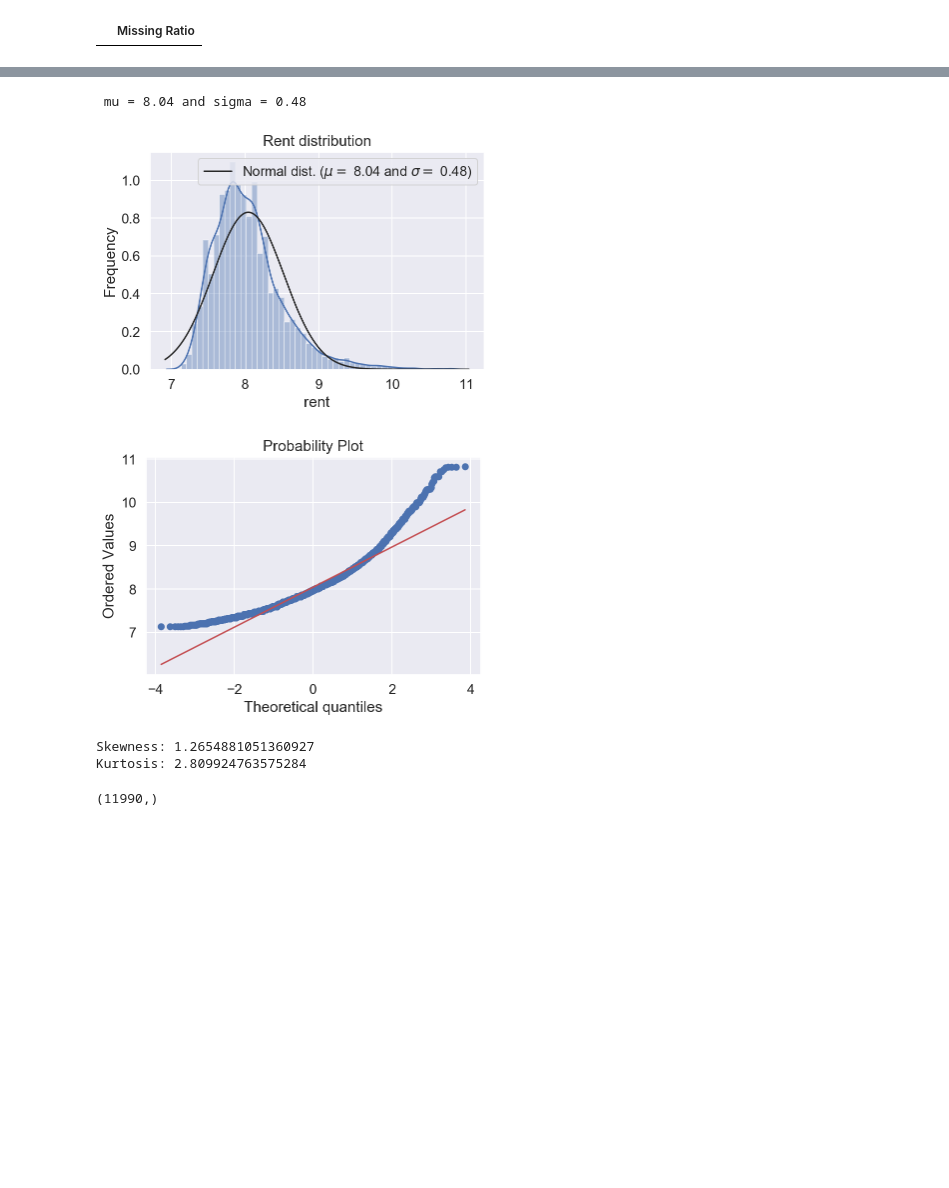
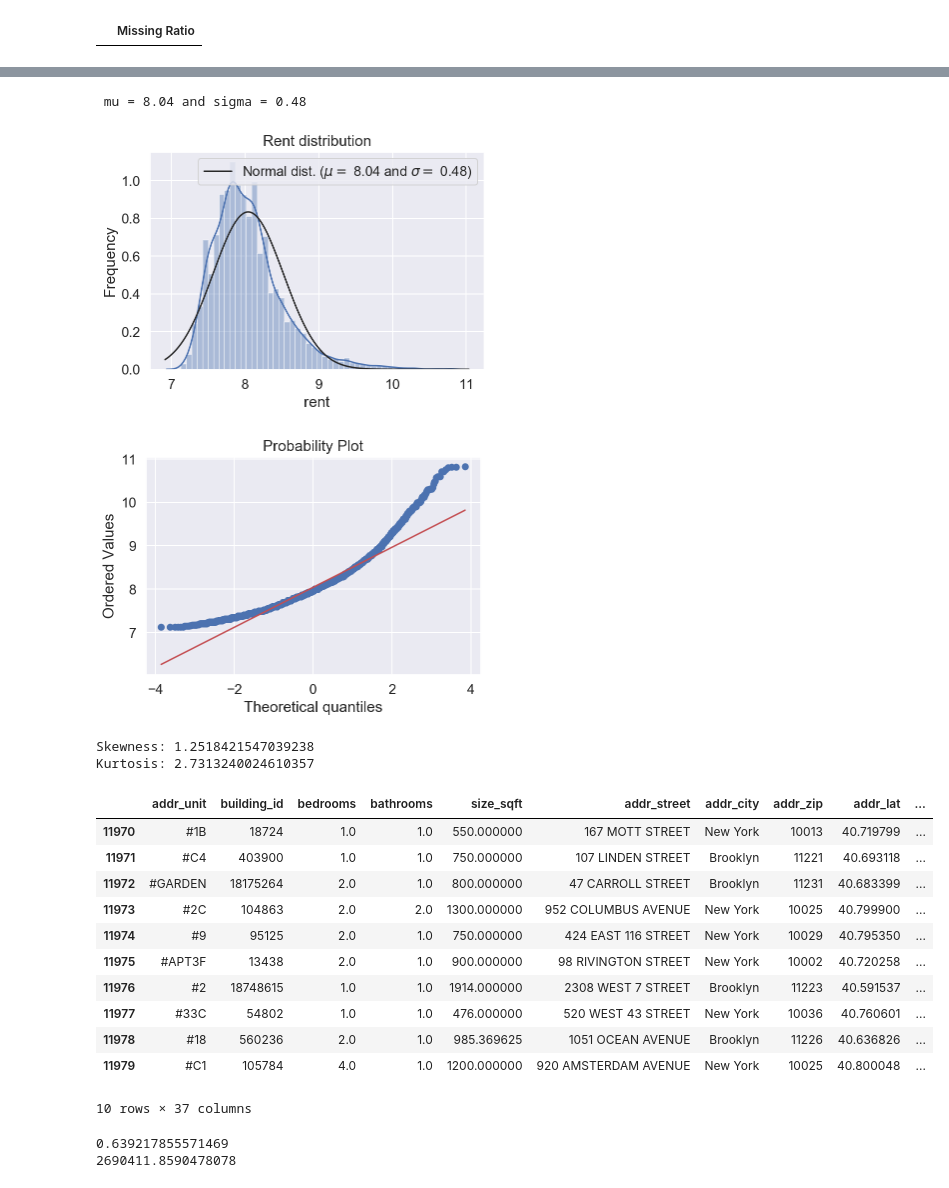
Before and after one commit to Ilroy/DS_Final_Project, a Jupyter notebook: Training_Testing_Master.ipynb, the cells around one changed output, grey strips where cells are left out. Drawn from its saved outputs; the diff is of its cells as text; code cells hidden in the pictures; blank space fills up the shorter version.

```diff
--- a/Training_Testing_Master.ipynb
+++ b/Training_Testing_Master.ipynb
@@ -546,7 +549,7 @@ fig = plt.figure()
 res = stats.probplot(train_df['rent'], plot=plt)
 plt.show()
 
-y_train = train_df.rent
+#target_train = train_df.rent.values
 
 print(f"Skewness: {train_df['rent'].skew()}")
 print(f"Kurtosis: {train_df['rent'].kurt()}")
@@ -554,21 +557,53 @@ print(f"Kurtosis: {train_df['rent'].kurt()}")
  mu = 8.04 and sigma = 0.48
 [figure]
 [figure]
-Skewness: 1.2654881051360927
-Kurtosis: 2.809924763575284
+Skewness: 1.2518421547039238
+Kurtosis: 2.7313240024610357
 # %%
 # split train and test sets
 
 train = all_data_df[:ntrain_df]
 test = all_data_df[ntrain_df:]
+
+test.head(10)
+# %% [output]
+|  | addr_unit | building_id | bedrooms | bathrooms | size_sqft | addr_street | addr_city | addr_zip | addr_lat | ... |
+| 11970 | #1B | 18724 | 1.0 | 1.0 | 550.000000 | 167 MOTT STREET | New York | 10013 | 40.719799 | ... |
+| 11971 | #C4 | 403900 | 1.0 | 1.0 | 750.000000 | 107 LINDEN STREET | Brooklyn | 11221 | 40.693118 | ... |
+| 11972 | #GARDEN | 18175264 | 2.0 | 1.0 | 800.000000 | 47 CARROLL STREET | Brooklyn | 11231 | 40.683399 | ... |
+| 11973 | #2C | 104863 | 2.0 | 2.0 | 1300.000000 | 952 COLUMBUS AVENUE | New York | 10025 | 40.799900 | ... |
+| 11974 | #9 | 95125 | 2.0 | 1.0 | 750.000000 | 424 EAST 116 STREET | New York | 10029 | 40.795350 | ... |
+| 11975 | #APT3F | 13438 | 2.0 | 1.0 | 900.000000 | 98 RIVINGTON STREET | New York | 10002 | 40.720258 | ... |
+| 11976 | #2 | 18748615 | 1.0 | 1.0 | 1914.000000 | 2308 WEST 7 STREET | Brooklyn | 11223 | 40.591537 | ... |
+| 11977 | #33C | 54802 | 1.0 | 1.0 | 476.000000 | 520 WEST 43 STREET | New York | 10036 | 40.760601 | ... |
+| 11978 | #18 | 560236 | 2.0 | 1.0 | 985.369625 | 1051 OCEAN AVENUE | Brooklyn | 11226 | 40.636826 | ... |
+| 11979 | #C1 | 105784 | 4.0 | 1.0 | 1200.000000 | 920 AMSTERDAM AVENUE | New York | 10025 | 40.800048 | ... |
+10 rows × 37 columns
-# %%
-# linear model
-features = ['size_sqft','bedrooms','bathrooms']
-
-X_train = train[features]
-X_test = test[features]
-
-
-lr = LinearRegression()
-# %% [output]
-(11990,)
+# %%
+# linear model
+
+features = ['bedrooms','size_sqft','bathrooms','has_washer_dryer','has_doorman','floornumber',
+            'has_concierge','has_gym','borough_encoded','addr_zip_encoded',
+            'neighborhood_encoded']
+
+X_train = train[features]
+X_test = test[features]
+
+X_train = X_train.fillna(X_train.median(), axis=0)
+X_test = X_test.fillna(X_test.median(), axis=0)
+
+lr = LinearRegression()
+
+lr.fit(X_train,target_train)
+
+test['predicted_rent'] = lr.predict(X_test)
+
+print(lr.score(X_test,target_test))
+
+print(MSE(target_test,test['predicted_rent']))
+
+
+test['rent'] = target_test
+# %% [output]
+0.639217855571469
+2690411.8590478078
```
Also changed, not shown: parts of 20 cells of this notebook.
